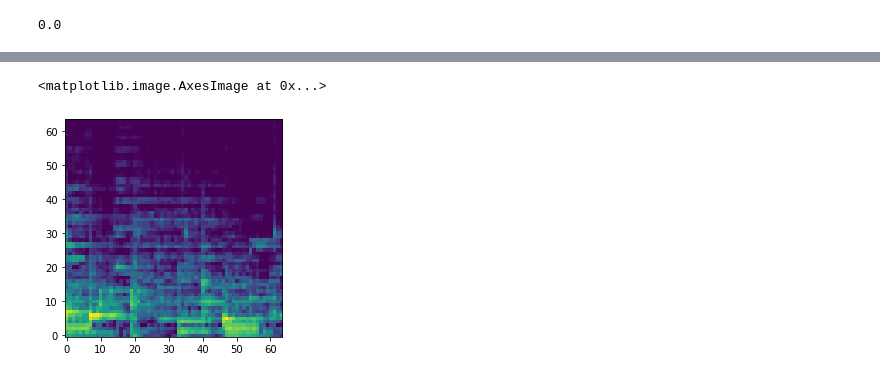
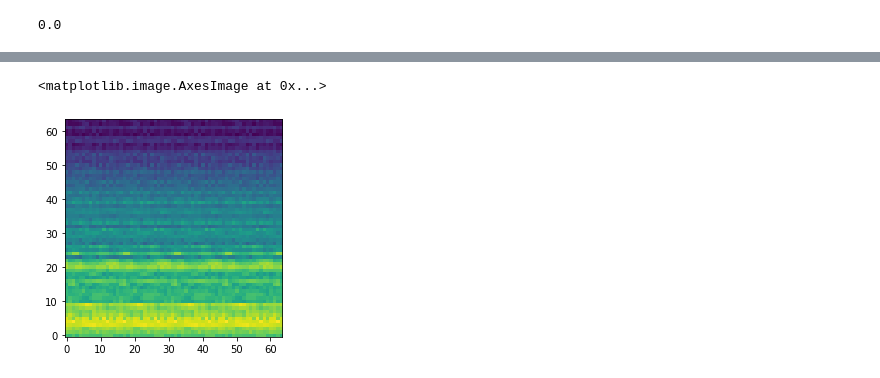
Before and after one commit to rollingstorms/song-similarity-app, a Jupyter notebook: Untitled1.ipynb, the cells around one changed output, grey strips where cells are left out. Saved outputs shown, nothing was run; the diff lists cells and outputs as text; code cells hidden in the pictures.

```diff
--- a/Untitled1.ipynb
+++ b/Untitled1.ipynb
@@ -41,5 +41,5 @@ plt.hist(test.reshape(-1))
 # %%
 from src.AudioDataGenerator import AudioDataGenerator
 
-adg = AudioDataGenerator(batch_size=32, input_size=(64,1030), output_size=(64,64), directory='data/mels')
+adg = AudioDataGenerator(batch_size=1, input_size=(64,1030), output_size=(64,64), directory='data/mels')
 # %% [output]
@@ -46,0 +47,2 @@ Found 36920 files for prediction set
+# %%
+test_img = adg.take(2, num_tiles=64)[0]
@@ -47,7 +63,5 @@ Found 36920 files for prediction set
 # %%
-test_img = adg.take(3)[0]
-
-plt.imshow(test_img[0], origin='lower')
+plt.imshow(test_img.max(axis=0), origin='lower')
 # %% [output]
 <matplotlib.image.AxesImage at 0x...>
-[figure, old version]
+[figure, new version]
```
Also changed, not shown: parts of 14 cells of this notebook, 11 other files.
